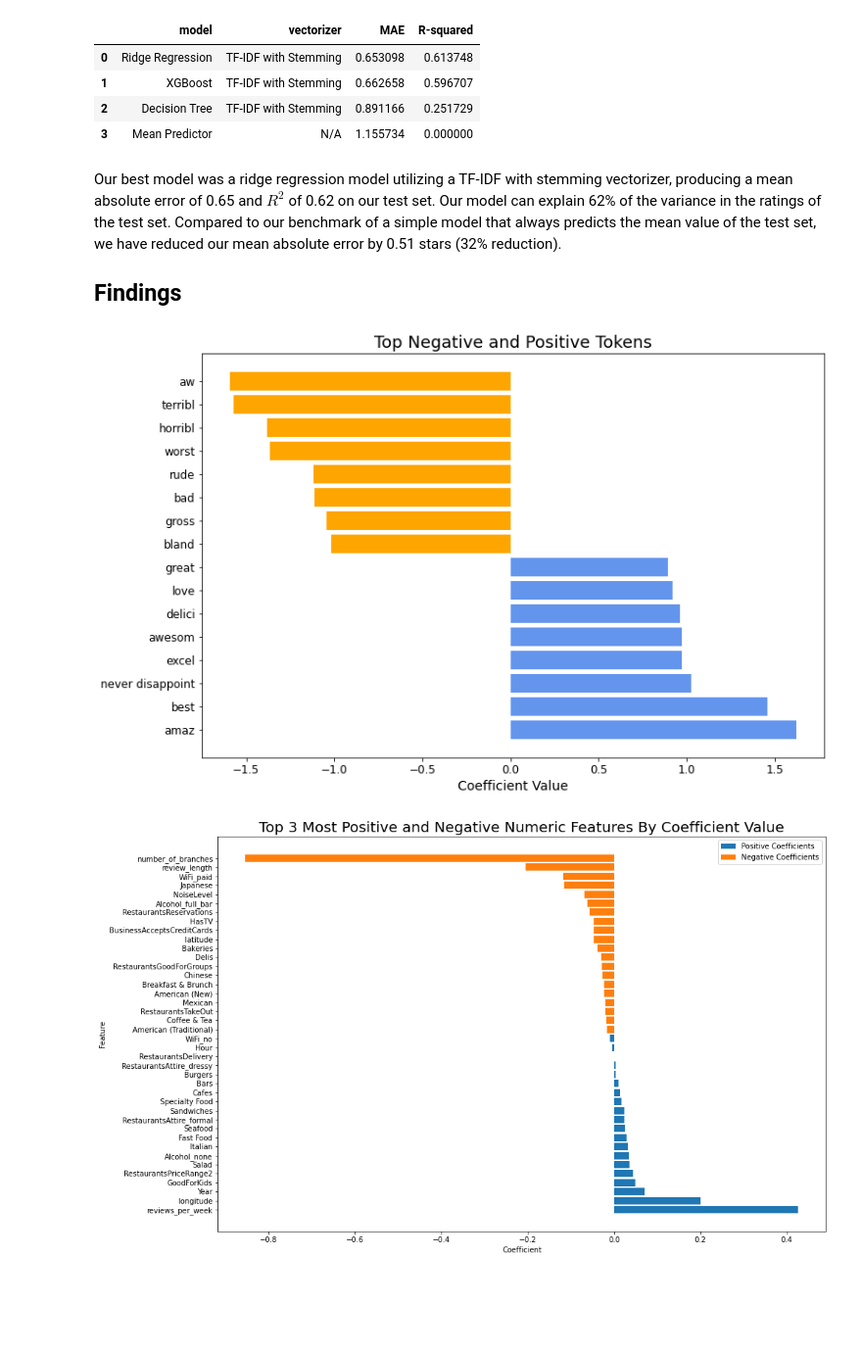
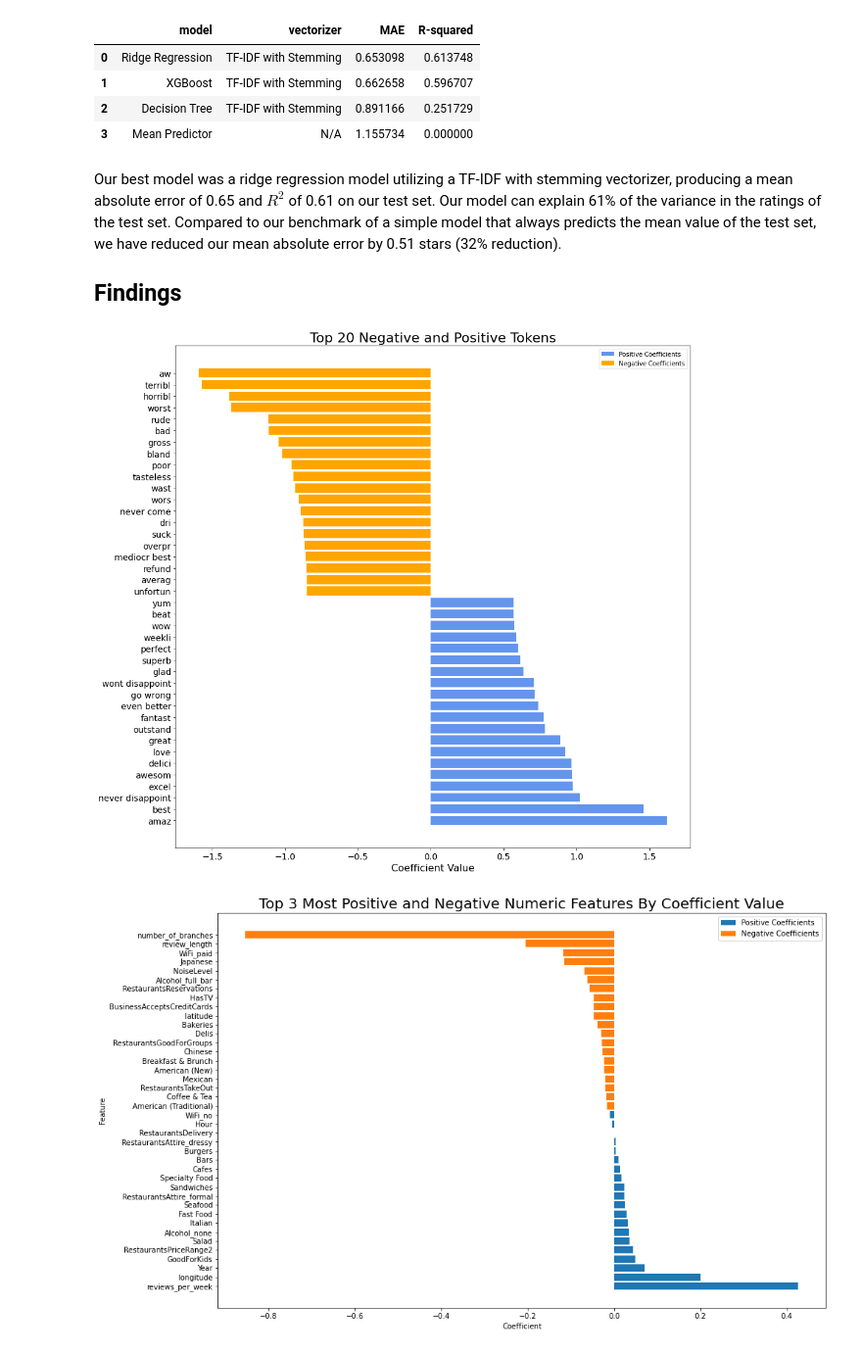
Before and after one commit to allistaircota/rate_my_restaurant, a Jupyter notebook: notebooks/NB3-Modelling.ipynb, the cells around one changed output. Shown at 98% size. Drawn from its saved outputs; the diff is of its cells as text; code cells hidden in the pictures; blank space fills up the shorter version.

Commit message:
updated modelling notebook

```diff
--- a/notebooks/NB3-Modelling.ipynb
+++ b/notebooks/NB3-Modelling.ipynb
@@ -2341,22 +2341,25 @@ overall_results_df
 | 2 | Decision Tree | TF-IDF with Stemming | 0.891166 | 0.251729 |
 | 3 | Mean Predictor | N/A | 1.155734 | 0.000000 |
 # %% [markdown]
-Our best model was a ridge regression model utilizing a TF-IDF with stemming vectorizer, producing a mean absolute error of 0.65 and $R^{2}$ of 0.62 on our test set. Our model can explain 62% of the variance in the ratings of the test set. Compared to our benchmark of a simple model that always predicts the mean value of the test set, we have reduced our mean absolute error by 0.51 stars (32% reduction).
+Our best model was a ridge regression model utilizing a TF-IDF with stemming vectorizer, producing a mean absolute error of 0.65 and $R^{2}$ of 0.61 on our test set. Our model can explain 61% of the variance in the ratings of the test set. Compared to our benchmark of a simple model that always predicts the mean value of the test set, we have reduced our mean absolute error by 0.51 stars (32% reduction).
 
 ## Findings
 # %%
-plt.figure(figsize=(12,8))
-plt.title('Top Negative and Positive Tokens', fontsize=18)
-plt.xlabel('Coefficient Value', fontsize=14)
-plt.barh(review_coef_df['feature'].str.replace('tfidf_stem_ct__', '').head(8),
-         review_coef_df.head(8)["coefficient"], label='Positive Coefficients', color='cornflowerblue')
-plt.barh(review_coef_df['feature'].str.replace('tfidf_stem_ct__', '').tail(8),
-         review_coef_df.tail(8)["coefficient"], label='Negative Coefficients', color='orange')
-plt.tick_params(labelsize='large')
+plt.figure(figsize=(15,15))
+plt.title('Top 20 Negative and Positive Tokens', fontsize=22)
+plt.xlabel('Coefficient Value', fontsize=16)
+plt.barh(review_coef_df['feature'].str.replace('tfidf_stem_ct__', '').head(20),
+         review_coef_df.head(20)["coefficient"], label='Positive Coefficients', color='cornflowerblue')
+plt.barh(review_coef_df['feature'].str.replace('tfidf_stem_ct__', '').tail(20),
+         review_coef_df.tail(20)["coefficient"], label='Negative Coefficients', color='orange')
+plt.xticks(fontsize=14)
+plt.yticks(fontsize=14)
+plt.legend()
+plt.savefig('token.png', dpi=500)
 
 plt.show()
 # %% [output]
-[figure, old version]
+[figure, new version]
 # %%
 plt.figure(figsize=(15,10))
 plt.title('Top 3 Most Positive and Negative Numeric Features By Coefficient Value', fontsize=20)
```
Also changed, not shown: parts of 18 cells of this notebook, 2 other files.
